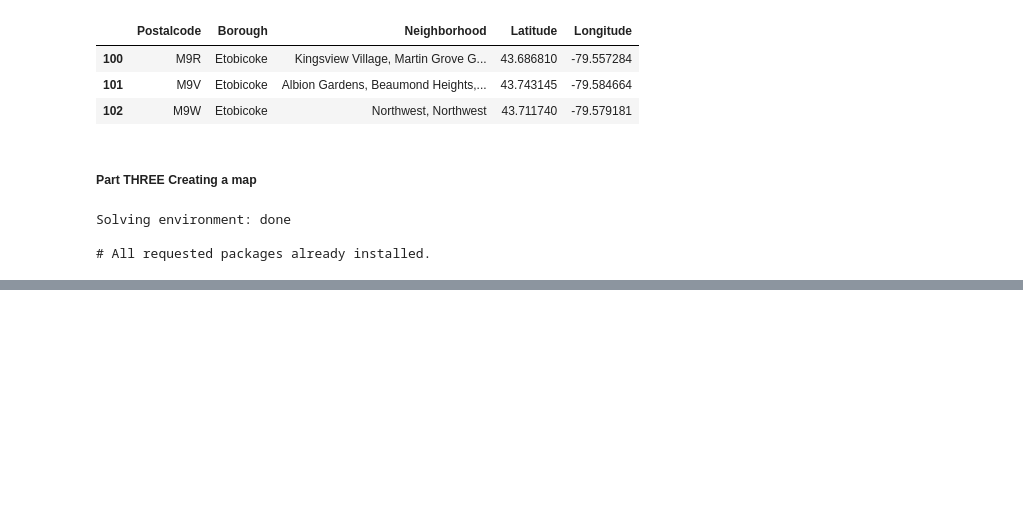
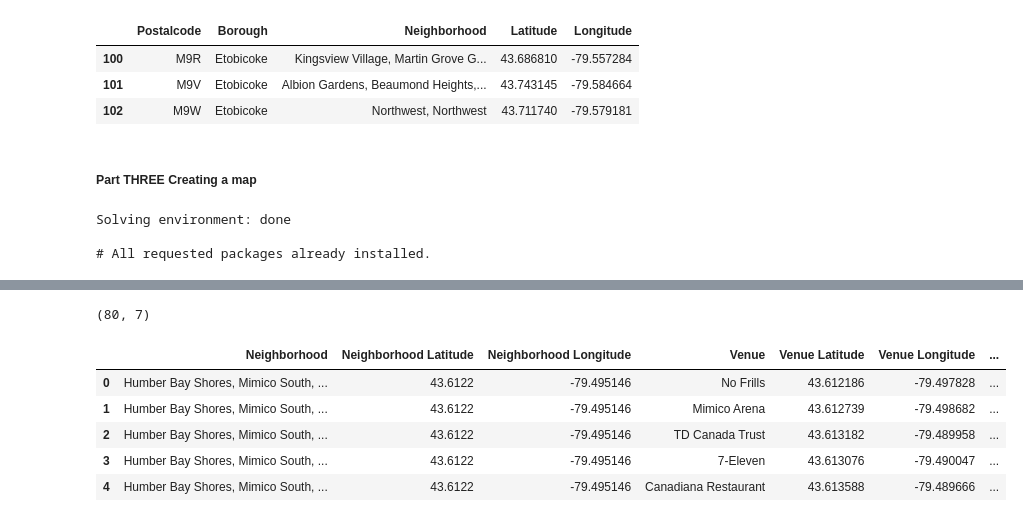
Before and after one commit to yanagh/CourseraCapstone, a Jupyter notebook: Segmenting and Clustering Neighborhoods.ipynb, the cells around one changed output, grey strips where cells are left out. Cells and saved outputs as stored; diff of their text form; code cells hidden in the pictures; blank space fills up the shorter version.

```diff
--- a/Segmenting and Clustering Neighborhoods.ipynb
+++ b/Segmenting and Clustering Neighborhoods.ipynb
@@ -264,0 +425,11 @@ The geograpical coordinate of Toronto are 43.653963, -79.387207.
+# %%
+print(Etobicoke_venues.shape)
+Etobicoke_venues.head()
+# %% [output]
+(80, 7)
+|  | Neighborhood | Neighborhood Latitude | Neighborhood Longitude | Venue | Venue Latitude | Venue Longitude | ... |
+| 0 | Humber Bay Shores, Mimico South, ... | 43.6122 | -79.495146 | No Frills | 43.612186 | -79.497828 | ... |
+| 1 | Humber Bay Shores, Mimico South, ... | 43.6122 | -79.495146 | Mimico Arena | 43.612739 | -79.498682 | ... |
+| 2 | Humber Bay Shores, Mimico South, ... | 43.6122 | -79.495146 | TD Canada Trust | 43.613182 | -79.489958 | ... |
+| 3 | Humber Bay Shores, Mimico South, ... | 43.6122 | -79.495146 | 7-Eleven | 43.613076 | -79.490047 | ... |
+| 4 | Humber Bay Shores, Mimico South, ... | 43.6122 | -79.495146 | Canadiana Restaurant | 43.613588 | -79.489666 | ... |
```
Also changed, not shown: parts of 24 cells of this notebook.
